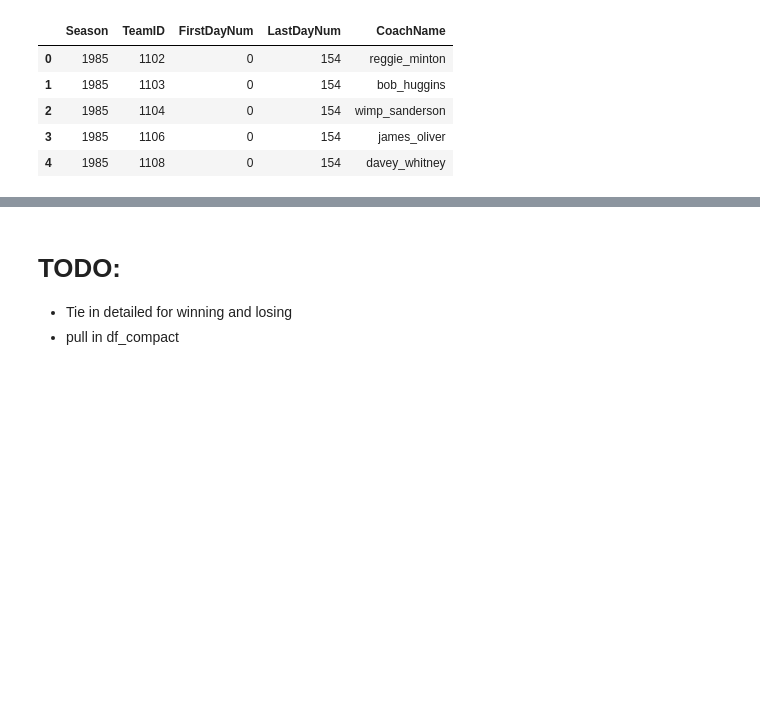
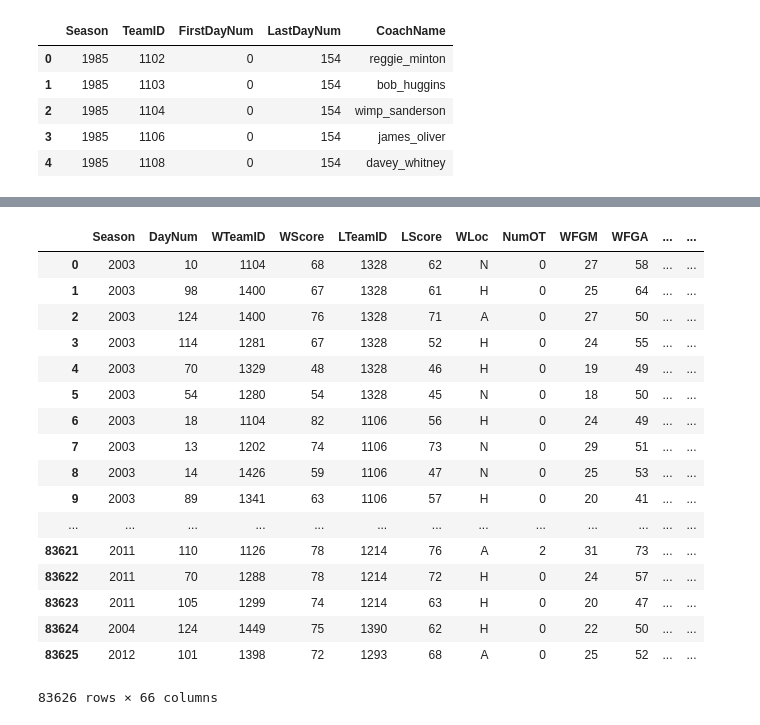
Before and after one commit to PyDataFortWayne/MarchMadness2019, a Jupyter notebook: march_madness_2019.ipynb, the cells around one changed output, grey strips where cells are left out. Saved outputs shown, nothing was run; the diff lists cells and outputs as text; code cells hidden in the pictures; blank space fills up the shorter version.

```diff
--- a/march_madness_2019.ipynb
+++ b/march_madness_2019.ipynb
@@ -137,4 +92,61 @@ df_master.head()
-# %% [markdown]
-# TODO:
-- Tie in detailed for winning and losing
-- pull in df_compact
+# %%
+def calc_gameid(row):
+    min_id = min(row['WTeamID'], row['LTeamID'])
+    max_id = max(row['WTeamID'], row['LTeamID'])
+    season = row['Season']
+    return f'{season}_{min_id}_{max_id}'
+# %%
+df_detailed['GameID'] = df_detailed.apply(calc_gameid, axis='columns')
+# %%
+df_detailed_team_W = pd.merge(left = df_detailed,
+        right = df_teams,
+        left_on = ['WTeamID'],
+        right_on = ['TeamID'])
+
+df_detailed_team_L = pd.merge(left = df_detailed_team_W,
+        right = df_teams,
+        left_on = ['LTeamID'],
+        right_on = ['TeamID'],
+        suffixes = ('_W', '_L'))
+
+df_master = pd.merge(left = df_detailed_team_W,
+         right = df_detailed_team_L,
+         on = list(df_detailed.columns),
+         suffixes = ('_W', '_L')
+        )
+
+df_master = pd.merge(
+    left = df_master,
+    right = df_coaches,
+    left_on = ['Season', 'WTeamID'],
+    right_on = ['Season', 'TeamID']#,
+    #suffixes = ('_W', '_L')
+)
+
+df_master = pd.merge(
+    left = df_master,
+    right = df_coaches,
+    left_on = ['Season', 'LTeamID'],
+    right_on = ['Season', 'TeamID'],
+     suffixes = ('_W', '_L')
+)
+df_master
+# %% [output]
+|  | Season | DayNum | WTeamID | WScore | LTeamID | LScore | WLoc | NumOT | WFGM | WFGA | ... | ... |
+| 0 | 2003 | 10 | 1104 | 68 | 1328 | 62 | N | 0 | 27 | 58 | ... | ... |
+| 1 | 2003 | 98 | 1400 | 67 | 1328 | 61 | H | 0 | 25 | 64 | ... | ... |
+| 2 | 2003 | 124 | 1400 | 76 | 1328 | 71 | A | 0 | 27 | 50 | ... | ... |
+| 3 | 2003 | 114 | 1281 | 67 | 1328 | 52 | H | 0 | 24 | 55 | ... | ... |
+| 4 | 2003 | 70 | 1329 | 48 | 1328 | 46 | H | 0 | 19 | 49 | ... | ... |
+| 5 | 2003 | 54 | 1280 | 54 | 1328 | 45 | N | 0 | 18 | 50 | ... | ... |
+| 6 | 2003 | 18 | 1104 | 82 | 1106 | 56 | H | 0 | 24 | 49 | ... | ... |
+| 7 | 2003 | 13 | 1202 | 74 | 1106 | 73 | N | 0 | 29 | 51 | ... | ... |
+| 8 | 2003 | 14 | 1426 | 59 | 1106 | 47 | N | 0 | 25 | 53 | ... | ... |
+| 9 | 2003 | 89 | 1341 | 63 | 1106 | 57 | H | 0 | 20 | 41 | ... | ... |
+| ... | ... | ... | ... | ... | ... | ... | ... | ... | ... | ... | ... | ... |
+| 83621 | 2011 | 110 | 1126 | 78 | 1214 | 76 | A | 2 | 31 | 73 | ... | ... |
+| 83622 | 2011 | 70 | 1288 | 78 | 1214 | 72 | H | 0 | 24 | 57 | ... | ... |
+| 83623 | 2011 | 105 | 1299 | 74 | 1214 | 63 | H | 0 | 20 | 47 | ... | ... |
+| 83624 | 2004 | 124 | 1449 | 75 | 1390 | 62 | H | 0 | 22 | 50 | ... | ... |
+| 83625 | 2012 | 101 | 1398 | 72 | 1293 | 68 | A | 0 | 25 | 52 | ... | ... |
+83626 rows × 66 columns
```
Also changed, not shown: parts of 8 cells of this notebook.
